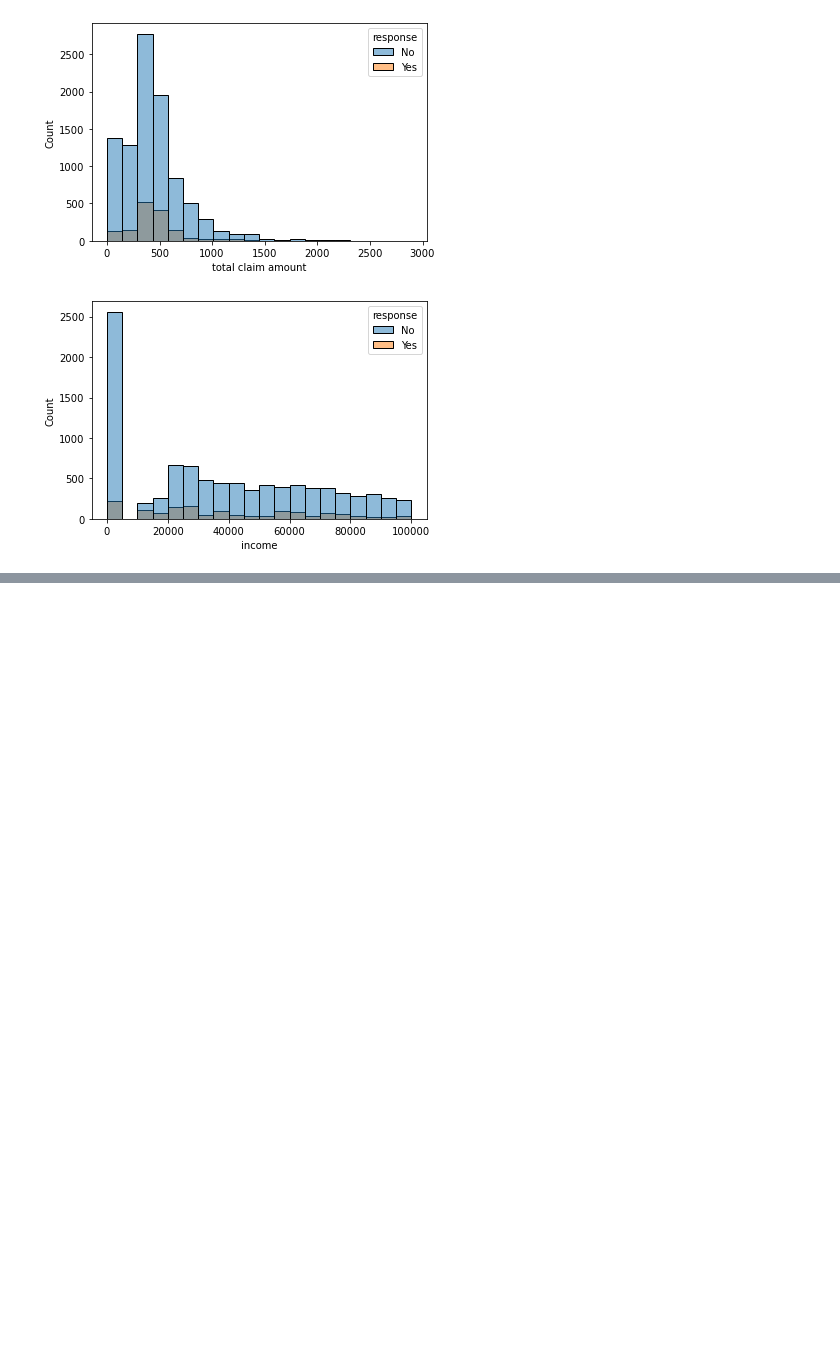
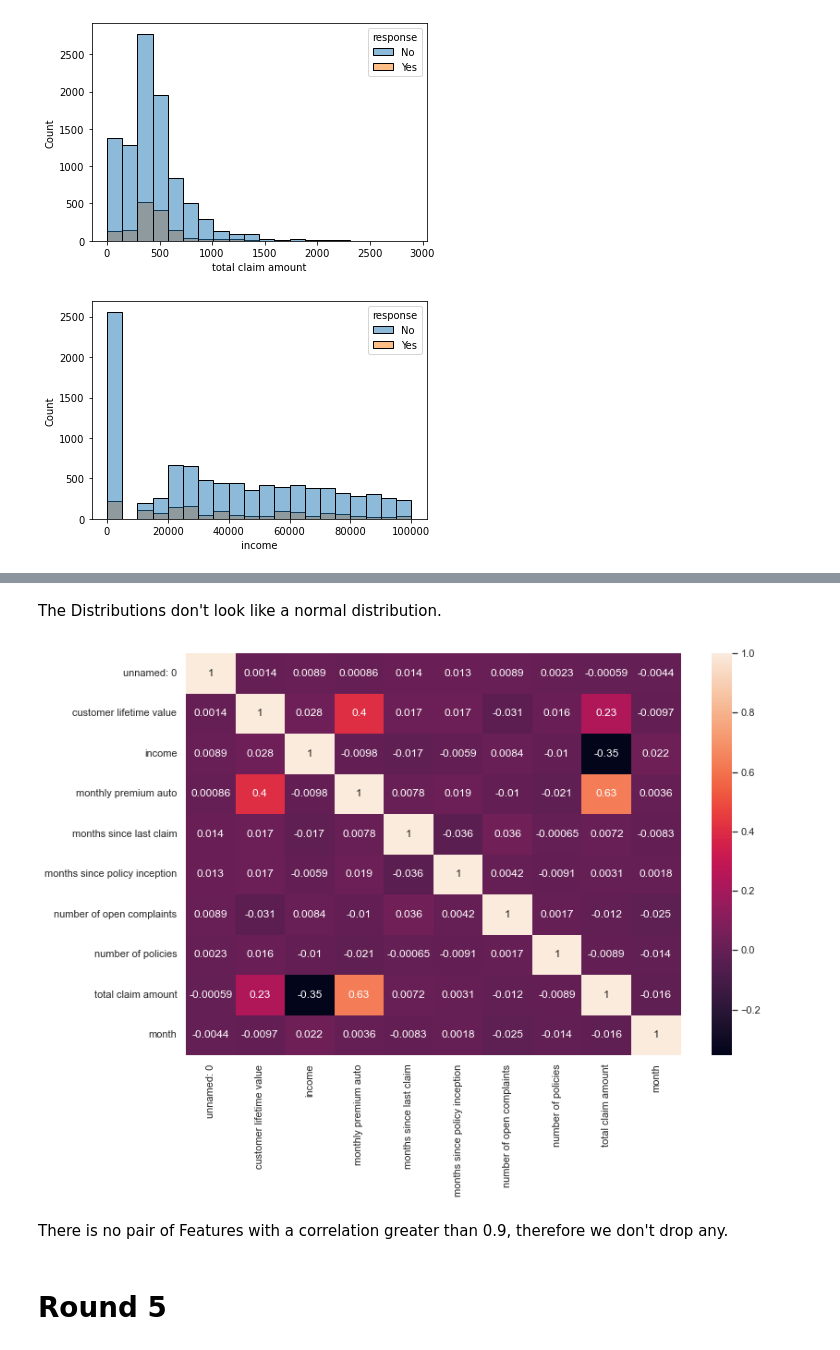
Before and after one commit to Brenni1/lab-customer-analysis-round-2, a Jupyter notebook: SolutionCustomerAnalysisRound2-7.ipynb, the cells around one changed output, grey strips where cells are left out. Saved outputs shown, nothing was run; the diff lists cells and outputs as text; code cells hidden in the pictures; blank space fills up the shorter version.

```diff
--- a/SolutionCustomerAnalysisRound2-7.ipynb
+++ b/SolutionCustomerAnalysisRound2-7.ipynb
@@ -327,0 +394,14 @@ plt.show()
+# %% [markdown]
+The Distributions don't look like a normal distribution.
+# %%
+correlations_matrix = numerical.corr()
+sns.heatmap(correlations_matrix, annot=True)
+sns.set(rc = {'figure.figsize':(12,8)})
+
+plt.show()
+# %% [output]
+[figure, added]
+# %% [markdown]
+There is no pair of Features with a correlation greater than 0.9, therefore we don't drop any.
+# %% [markdown]
+# Round 5
```
Also changed, not shown: parts of 11 cells of this notebook.
